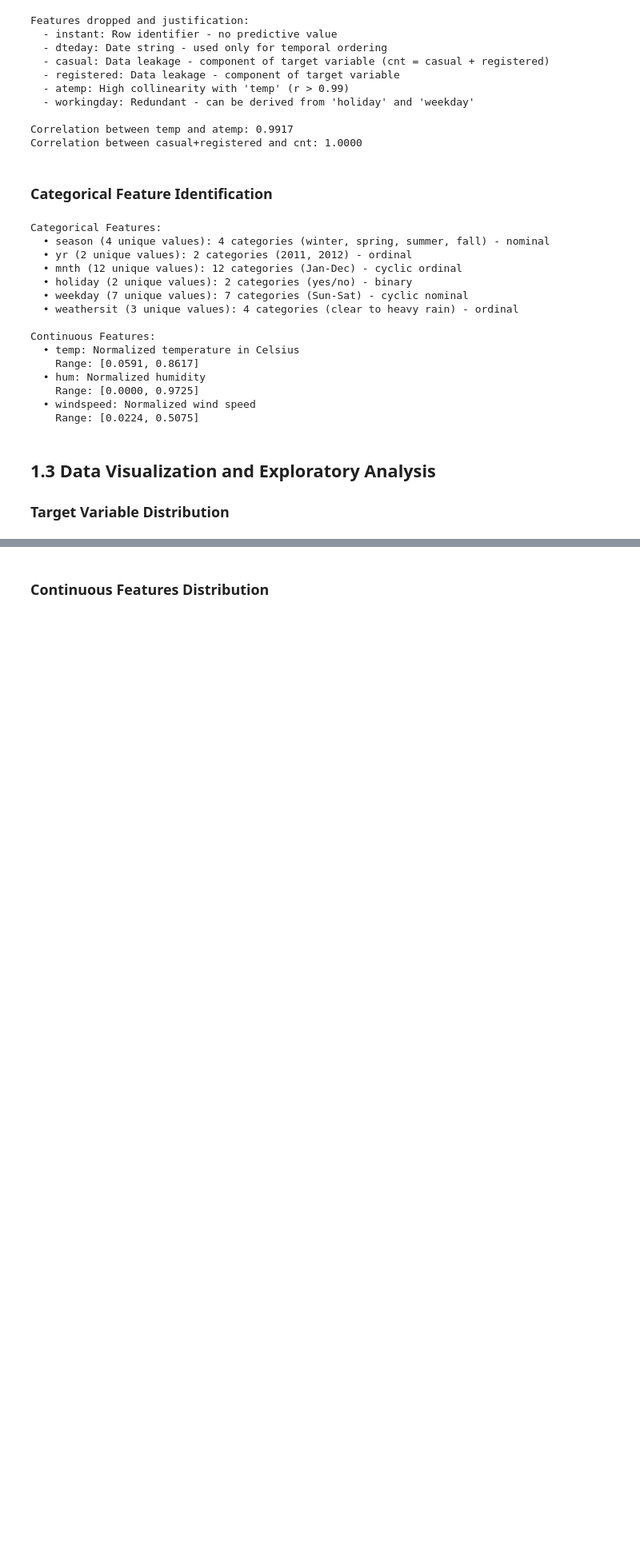
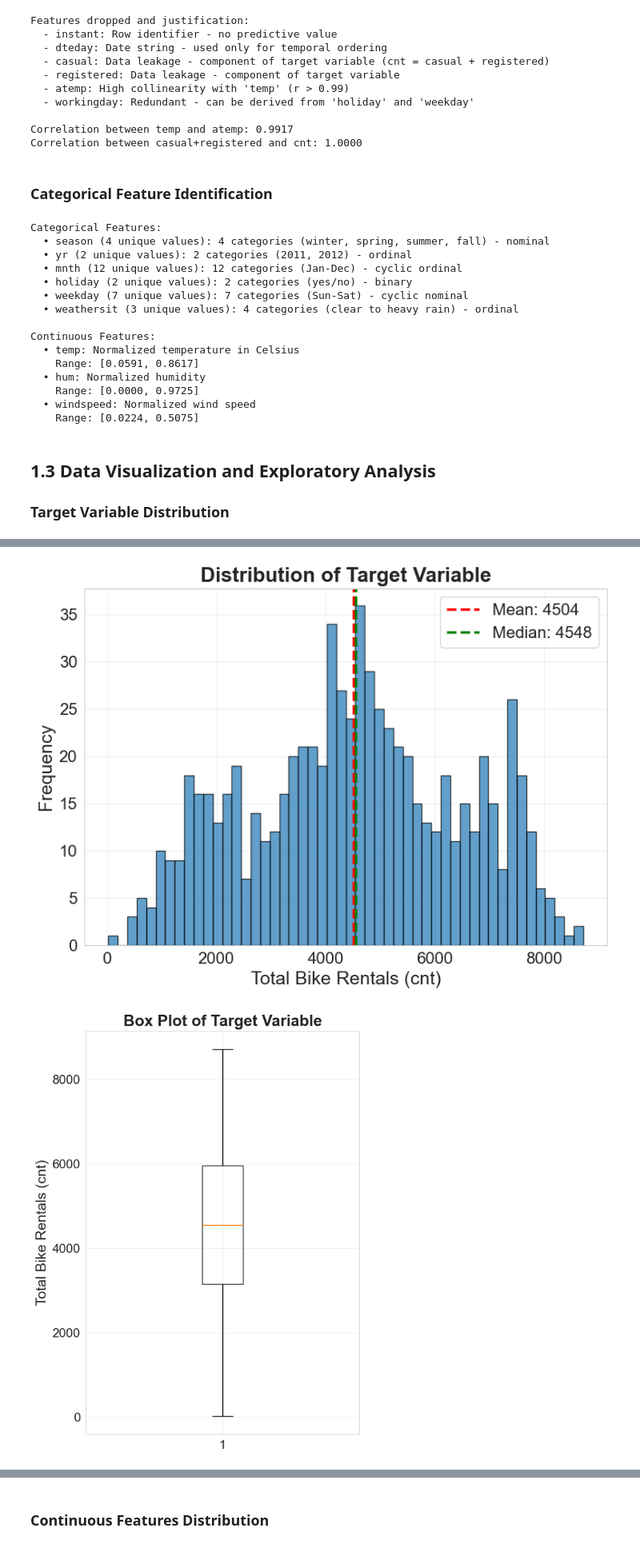
Before and after one commit to Victor-Akinode/comp551-Ass1, a Jupyter notebook: COMP551-1-modified.ipynb, the cells around one changed output, grey strips where cells are left out. Shown at 80% size. Cells and saved outputs as stored; diff of their text form; code cells hidden in the pictures; blank space fills up the shorter version.

Commit message:
separated some plots

```diff
--- a/COMP551-1-modified.ipynb
+++ b/COMP551-1-modified.ipynb
@@ -260,0 +212,48 @@ Kurtosis: -0.8119
+# %%
+
+# Figure 1a: Histogram
+fig, ax = plt.subplots(1, 1, figsize=(8, 6))
+ax.hist(raw_df['cnt'], bins=50, edgecolor='black', alpha=0.7)
+ax.axvline(raw_df['cnt'].mean(), color='red', linestyle='--', linewidth=2.5, label=f"Mean: {raw_df['cnt'].mean():.0f}")
+ax.axvline(raw_df['cnt'].median(), color='green', linestyle='--', linewidth=2.5, label=f"Median: {raw_df['cnt'].median():.0f}")
+ax.set_xlabel('Total Bike Rentals (cnt)', fontsize=18)
+ax.set_ylabel('Frequency', fontsize=18)
+ax.set_title('Distribution of Target Variable', fontsize=20, fontweight='bold')
+ax.tick_params(axis='both', labelsize=16)
+ax.legend(fontsize=16)
+ax.grid(True, alpha=0.3)
+plt.tight_layout()
+plt.savefig('target_histogram.png', dpi=300, bbox_inches='tight')
+plt.show()
+
+# Figure 1b: Box Plot
+fig, ax = plt.subplots(1, 1, figsize=(6, 8))
+ax.boxplot(raw_df['cnt'], vert=True)
+ax.set_ylabel('Total Bike Rentals (cnt)', fontsize=18)
+ax.set_title('Box Plot of Target Variable', fontsize=20, fontweight='bold')
+ax.tick_params(axis='both', labelsize=16)
+ax.grid(True, alpha=0.3)
+plt.tight_layout()
+plt.savefig('target_boxplot.png', dpi=300, bbox_inches='tight')
+plt.show()
+
+# Figure 1c: Q-Q Plot
+fig, ax = plt.subplots(1, 1, figsize=(8, 8))
+stats.probplot(raw_df['cnt'], dist="norm", plot=ax)
+ax.set_title('Q-Q Plot (Normality Check)', fontsize=20, fontweight='bold')
+ax.set_xlabel(ax.get_xlabel(), fontsize=18)
+ax.set_ylabel(ax.get_ylabel(), fontsize=18)
+ax.tick_params(axis='both', labelsize=16)
+ax.grid(True, alpha=0.3)
+plt.tight_layout()
+plt.savefig('target_qqplot.png', dpi=300, bbox_inches='tight')
+plt.show()
+
+# Statistical summary
+print("Target Variable Statistics:")
+print(raw_df['cnt'].describe())
+print(f"\nSkewness: {raw_df['cnt'].skew():.4f}")
+print(f"Kurtosis: {raw_df['cnt'].kurtosis():.4f}")
+# %% [output]
+[figure, added]
+[figure, added]
```
Also changed, not shown: parts of 12 cells of this notebook, 14 other files.
